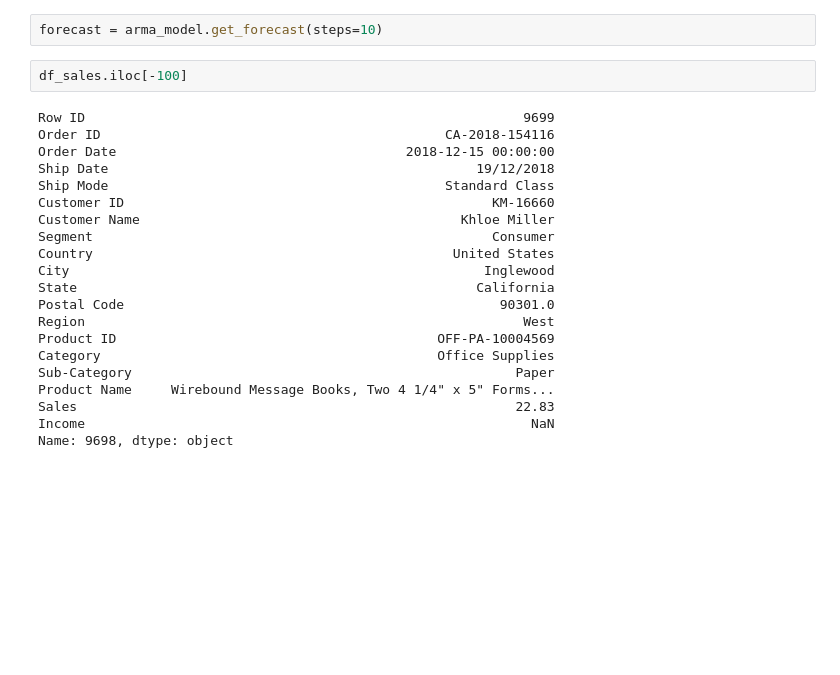
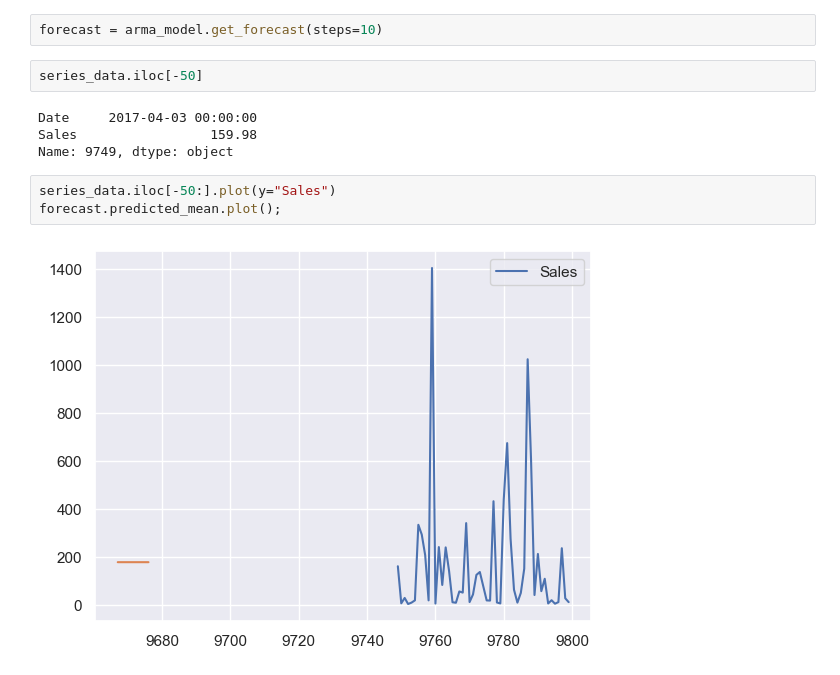
Before and after one commit to horlaralexie/CA2_ML_DV_2023_24, a Jupyter notebook: HDip_CA2_ML_DV_sba23193_2023_24.ipynb, the cells around one changed output. Drawn from its saved outputs; the diff is of its cells as text; blank space fills up the shorter version.

```diff
--- a/HDip_CA2_ML_DV_sba23193_2023_24.ipynb
+++ b/HDip_CA2_ML_DV_sba23193_2023_24.ipynb
@@ -531,29 +556,17 @@ plt.show()
 [figure]
 # %%
 forecast = arma_model.get_forecast(steps=10)
-# %%
-df_sales.iloc[-100]
-# %% [output]
-Row ID                                                        9699
-Order ID                                            CA-2018-154116
-Order Date                                     2018-12-15 00:00:00
-Ship Date                                               19/12/2018
-Ship Mode                                           Standard Class
-Customer ID                                               KM-16660
-Customer Name                                         Khloe Miller
-Segment                                                   Consumer
-Country                                              United States
-City                                                     Inglewood
-State                                                   California
-Postal Code                                                90301.0
-Region                                                        West
-Product ID                                         OFF-PA-10004569
-Category                                           Office Supplies
-Sub-Category                                                 Paper
-Product Name     Wirebound Message Books, Two 4 1/4" x 5" Forms...
-Sales                                                        22.83
-Income                                                         NaN
-Name: 9698, dtype: object
+# %%
+series_data.iloc[-50]
+# %% [output]
+Date     2017-04-03 00:00:00
+Sales                 159.98
+Name: 9749, dtype: object
+# %%
+series_data.iloc[-50:].plot(y="Sales")
+forecast.predicted_mean.plot();
+# %% [output]
+[figure, added]
 # %%
 # Forecast the next 10 steps
 forecast = arma_model.get_forecast(steps=10)
```
Also changed, not shown: parts of 24 cells of this notebook.
